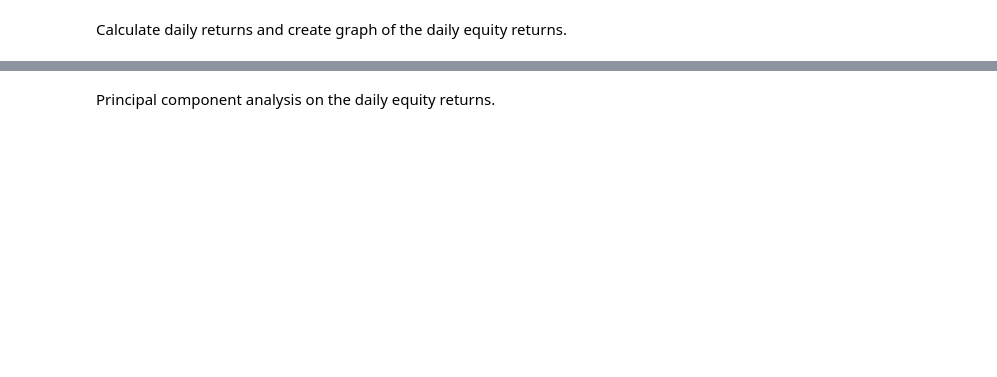
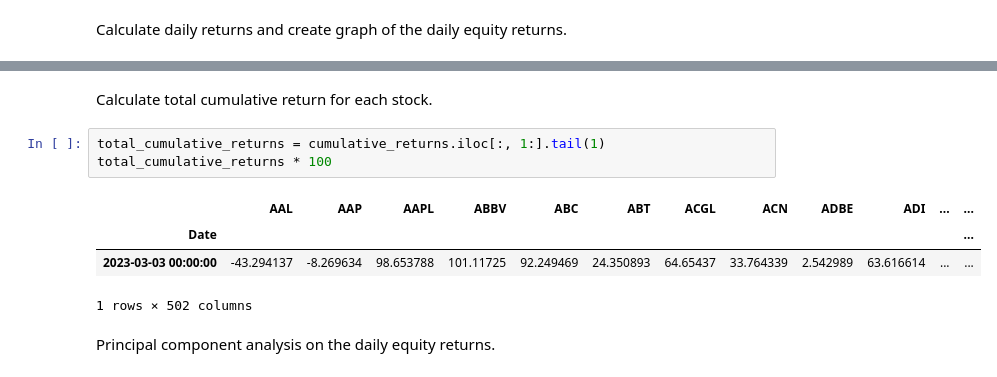
Before and after one commit to pkur3k/Principal-Component-Analysis-of-Equity-Returns, a Jupyter notebook: PCA_equity_returns_SP500.ipynb, the cells around one changed output, grey strips where cells are left out. Cells and saved outputs as stored; diff of their text form; blank space fills up the shorter version.

```diff
--- a/PCA_equity_returns_SP500.ipynb
+++ b/PCA_equity_returns_SP500.ipynb
@@ -49,3 +89,13 @@ plt.tight_layout()
+# %% [markdown]
+Calculate total cumulative return for each stock.
+# %%
+total_cumulative_returns = cumulative_returns.iloc[:, 1:].tail(1)
+total_cumulative_returns * 100
+# %% [output]
+|  | AAL | AAP | AAPL | ABBV | ABC | ABT | ACGL | ACN | ADBE | ADI | ... | ... |
+| Date |  |  |  |  |  |  |  |  |  |  |  | ... |
+| 2023-03-03 00:00:00 | -43.294137 | -8.269634 | 98.653788 | 101.11725 | 92.249469 | 24.350893 | 64.65437 | 33.764339 | 2.542989 | 63.616614 | ... | ... |
+1 rows × 502 columns
 # %% [markdown]
 Principal component analysis on the daily equity returns.
 # %%
```
Also changed, not shown: parts of 9 cells of this notebook.
